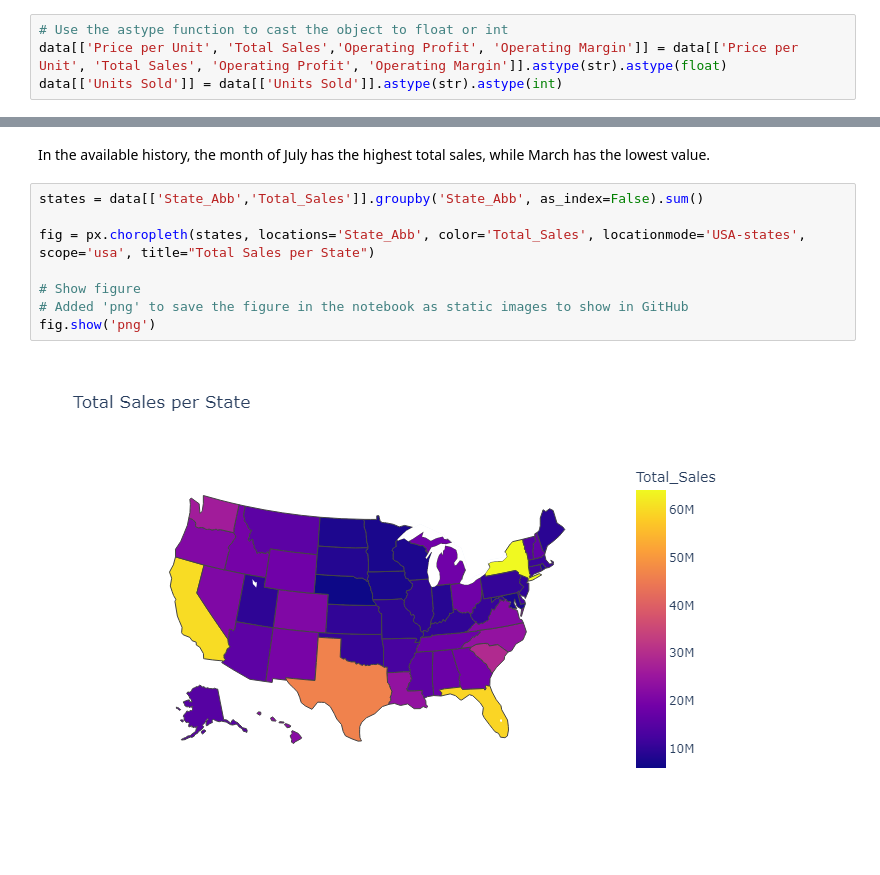
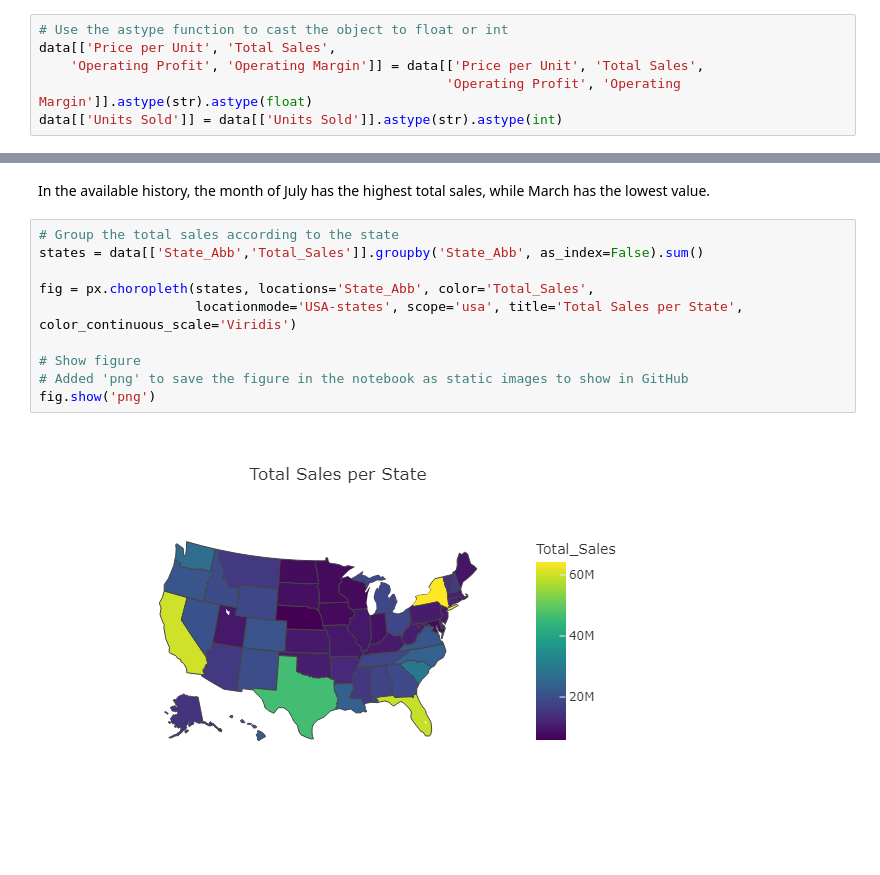
Before and after one commit to dmulysses/datavis-adidas-us-sales-analysis, a Jupyter notebook: adidas-us-sales-analysis.ipynb, the cells around one changed output, grey strips where cells are left out. Drawn from its saved outputs; the diff is of its cells as text.

```diff
--- a/adidas-us-sales-analysis.ipynb
+++ b/adidas-us-sales-analysis.ipynb
@@ -144,7 +144,9 @@ data['month_name'] = pd.Categorical(data['month_name'], categories=['January', '
 data = data.sort_values(['year', 'month'], ignore_index=True)
 # %%
 # Use the astype function to cast the object to float or int
-data[['Price per Unit', 'Total Sales','Operating Profit', 'Operating Margin']] = data[['Price per Unit', 'Total Sales', 'Operating Profit', 'Operating Margin']].astype(str).astype(float)
+data[['Price per Unit', 'Total Sales',
+    'Operating Profit', 'Operating Margin']] = data[['Price per Unit', 'Total Sales',
+                                                    'Operating Profit', 'Operating Margin']].astype(str).astype(float)
 data[['Units Sold']] = data[['Units Sold']].astype(str).astype(int)
 # %%
 data.rename(columns={'Retailer ID': 'Retailer_ID', 'Price per Unit': 'Price_per_Unit', 'Units Sold': 'Units_Sold',
@@ -331,12 +343,14 @@ plt.show()
 # %% [markdown]
 In the available history, the month of July has the highest total sales, while March has the lowest value.
 # %%
+# Group the total sales according to the state
 states = data[['State_Abb','Total_Sales']].groupby('State_Abb', as_index=False).sum()
 
-fig = px.choropleth(states, locations='State_Abb', color='Total_Sales', locationmode='USA-states', scope='usa', title="Total Sales per State")
+fig = px.choropleth(states, locations='State_Abb', color='Total_Sales',
+                    locationmode='USA-states', scope='usa', title='Total Sales per State', color_continuous_scale='Viridis')
 
 # Show figure
 # Added 'png' to save the figure in the notebook as static images to show in GitHub
 fig.show('png')
 # %% [output]
-[figure, old version]
+[figure, new version]
```
Also changed, not shown: parts of 9 cells of this notebook.
